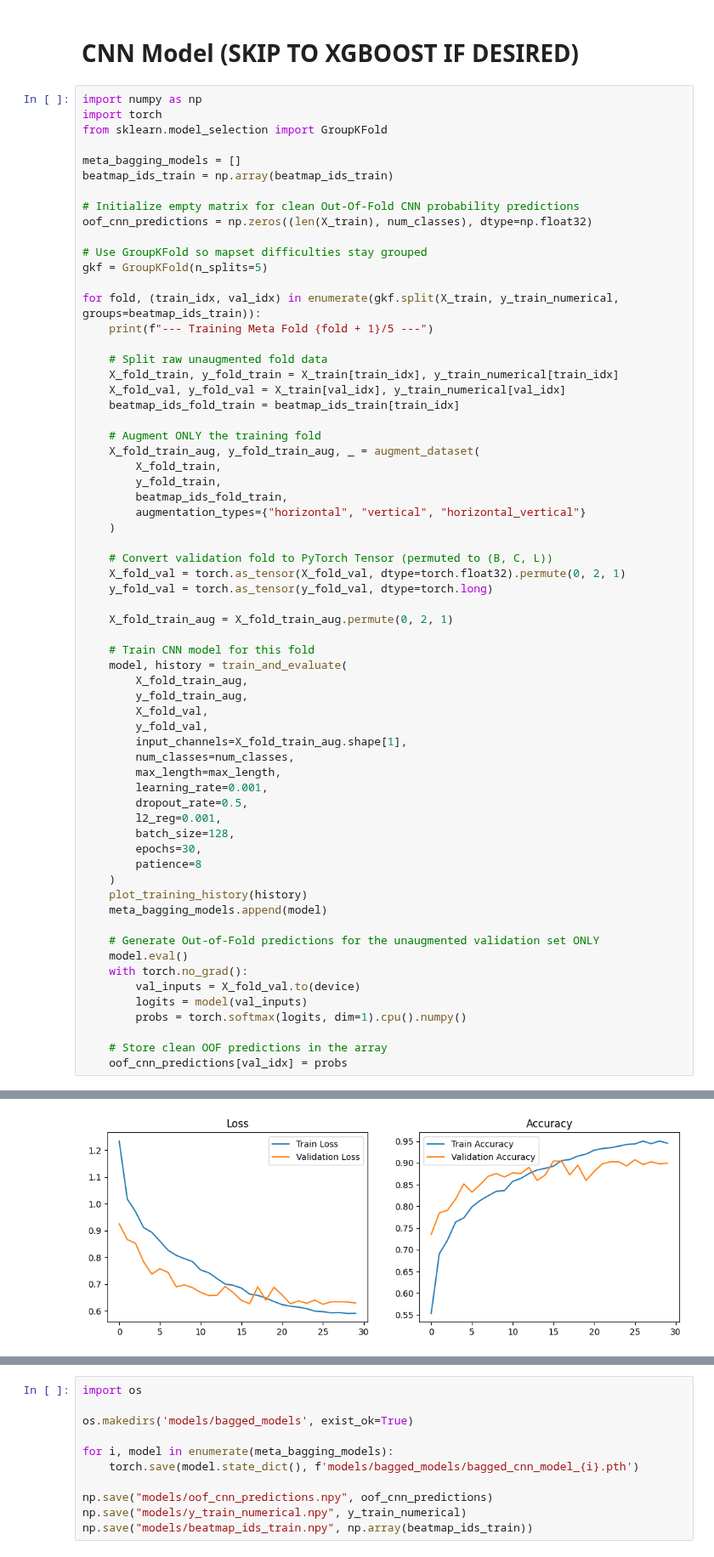
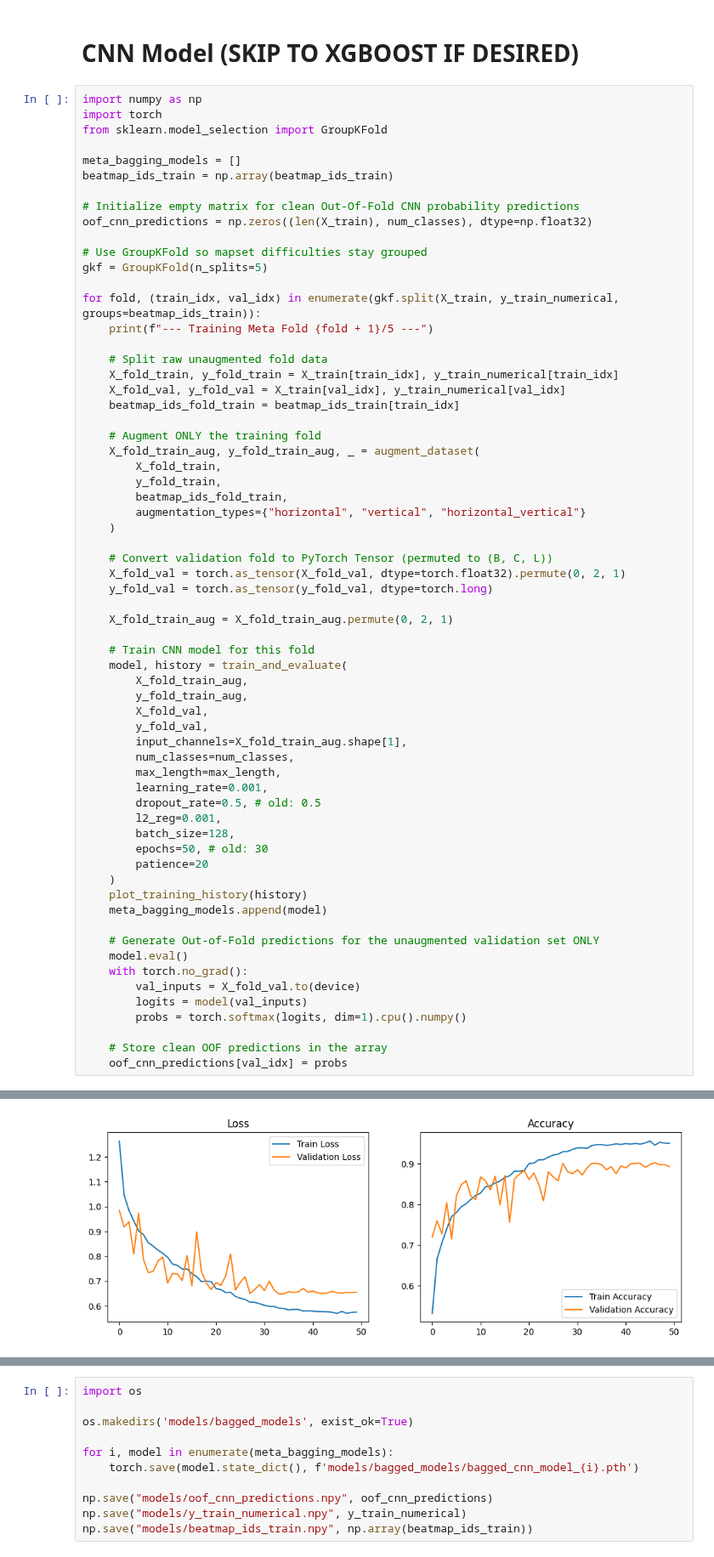
Before and after one commit to yoshi0428/recommendosu, a Jupyter notebook: beatmap_classifier/train_cnn_model.ipynb, the cells around one changed output, grey strips where cells are left out. Shown at 85% size. Cells and saved outputs as stored; diff of their text form.

```diff
--- a/beatmap_classifier/train_cnn_model.ipynb
+++ b/beatmap_classifier/train_cnn_model.ipynb
@@ -236,11 +249,11 @@ for fold, (train_idx, val_idx) in enumerate(gkf.split(X_train, y_train_numerical
         num_classes=num_classes,
         max_length=max_length,
         learning_rate=0.001,
-        dropout_rate=0.5,
+        dropout_rate=0.5, # old: 0.5
         l2_reg=0.001,
         batch_size=128,
-        epochs=30,
-        patience=8
+        epochs=50, # old: 30
+        patience=20
     )
     plot_training_history(history)
     meta_bagging_models.append(model)
@@ -293,2 +306,2 @@ Restored best model weights with validation loss: 0.6243
-[figure, old version]
+[figure, new version]
 --- Training Meta Fold 3/5 ---
```
Also changed, not shown: parts of 16 cells of this notebook, 25 other files.
